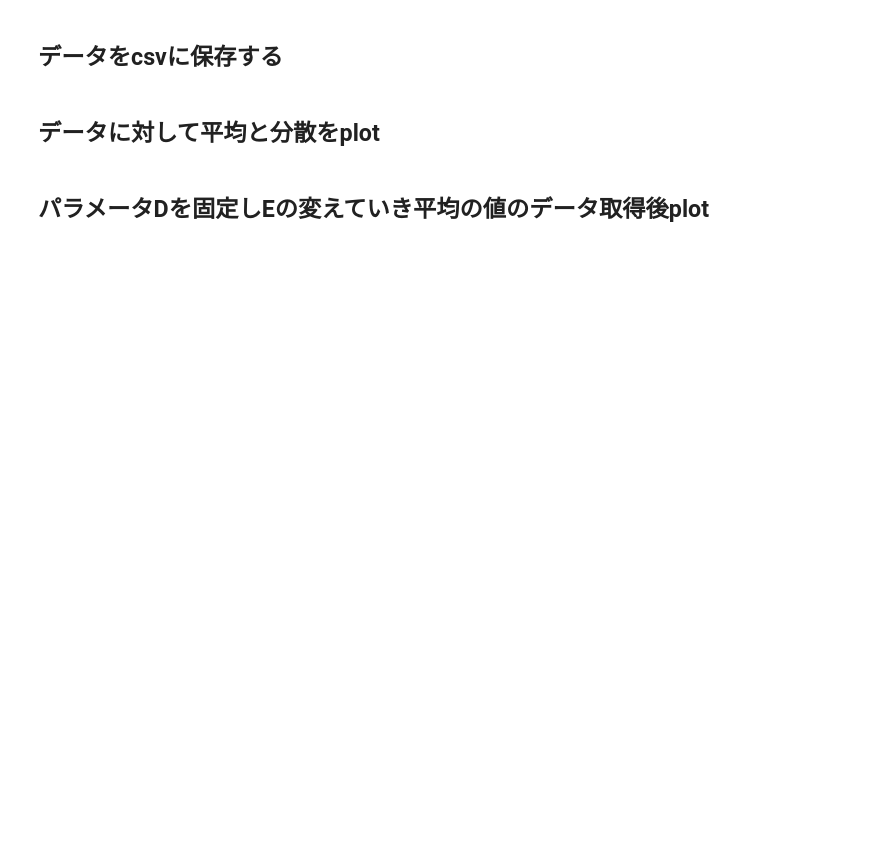
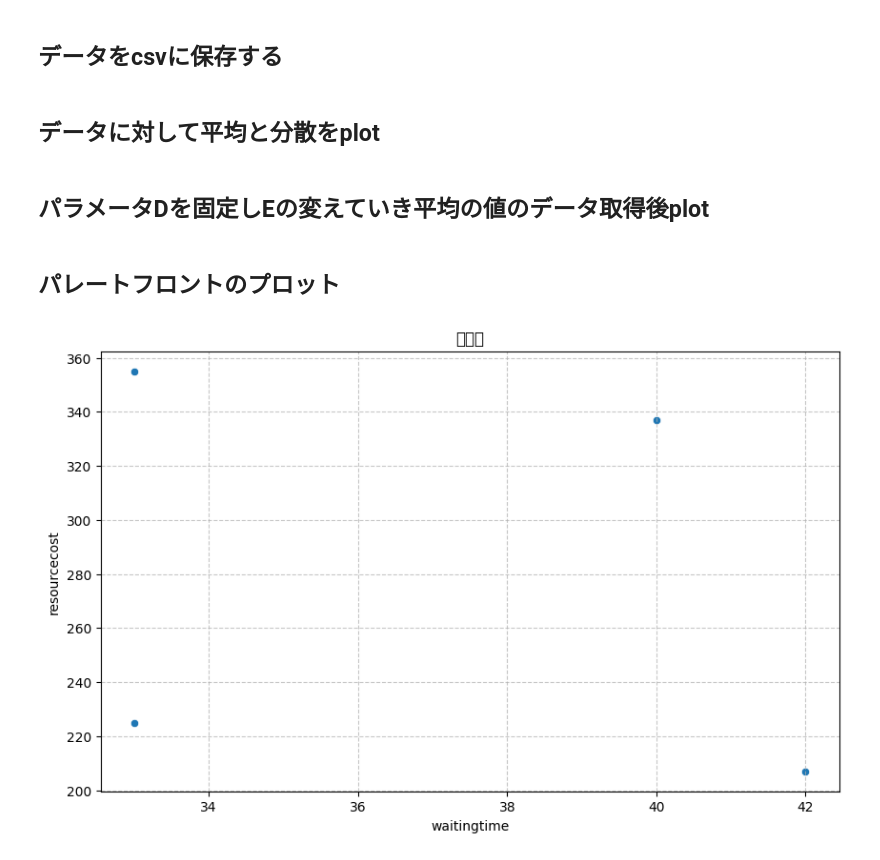
Before and after one commit to e215752/bachelor_project, a Jupyter notebook: FlowShop_ver1/FlowShop_ver1.ipynb, the cells around one changed output. Cells and saved outputs as stored; diff of their text form; code cells hidden in the pictures; blank space fills up the shorter version.

```diff
--- a/FlowShop_ver1/FlowShop_ver1.ipynb
+++ b/FlowShop_ver1/FlowShop_ver1.ipynb
@@ -926,3 +1048,29 @@ Task t53: Processing time = 4
 
 # # プロットの表示
 # plt.show()
+# %% [markdown]
+## パレートフロントのプロット
+# %%
+import seaborn as sns
+
+# CSVファイルからデータを読み込み
+optimization = pd.read_csv("optimization_results.csv")
+
+# feasibleがTrueのデータのみをフィルタリング
+feasible_data = optimization[optimization['feasible'] == True]
+
+# プロットの作成
+plt.figure(figsize=(10, 6))
+sns.scatterplot(data=feasible_data, x='SubH5', y='SubH4')
+
+plt.title('データ')
+plt.xlabel('waitingtime')
+plt.ylabel('resourcecost')
+
+# グリッドの表示
+plt.grid(True, linestyle='--', alpha=0.7)
+
+# プロットの表示
+plt.show()
+# %% [output]
+[figure, added]
```
Also changed, not shown: parts of 53 cells of this notebook.
